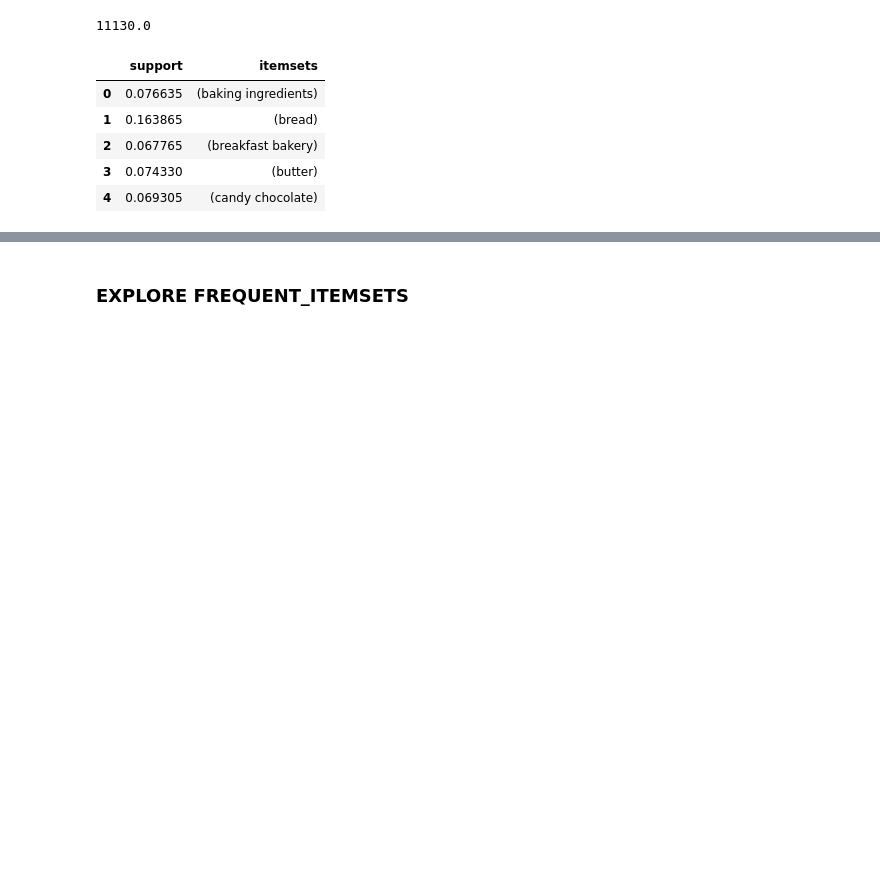
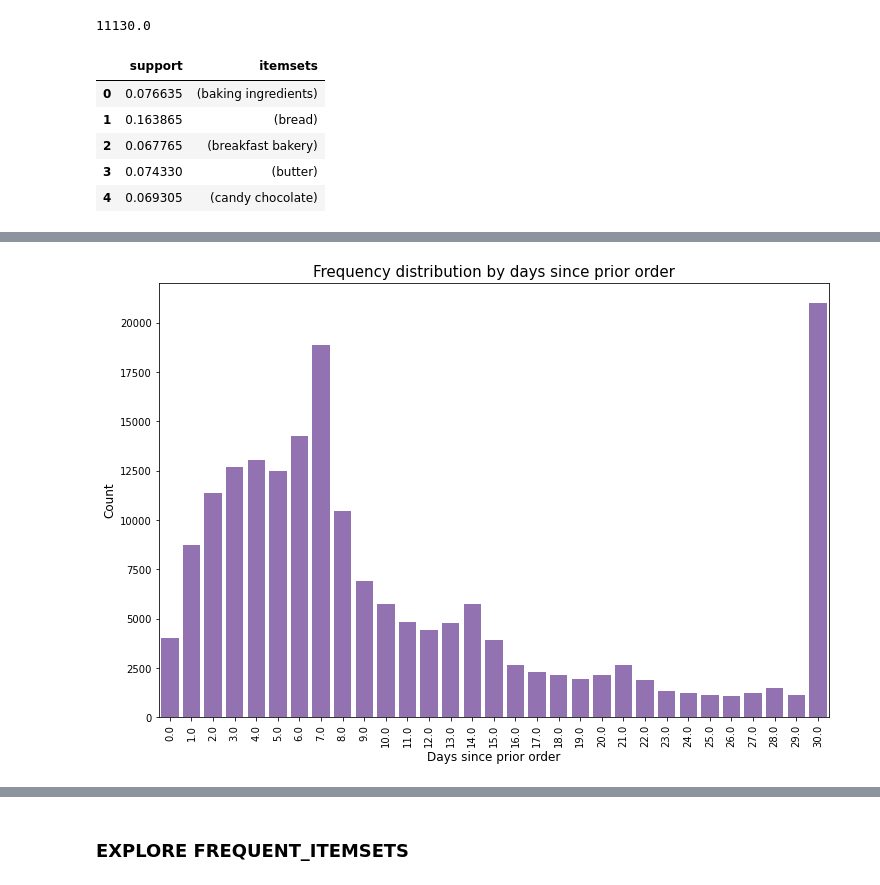
Before and after one commit to fredericojpr/BC3_Market_Basket_Analysis, a Jupyter notebook: scripts/MBA_fred.ipynb, the cells around one changed output, grey strips where cells are left out. Saved outputs shown, nothing was run; the diff lists cells and outputs as text; code cells hidden in the pictures; blank space fills up the shorter version.

```diff
--- a/scripts/MBA_fred.ipynb
+++ b/scripts/MBA_fred.ipynb
@@ -119,0 +148,10 @@ rulesLift.head()
+# %%
+plt.figure(figsize=(12,8))
+sns.countplot(x="days_since_prior_order", data=orders, color=sns.color_palette()[4])
+plt.ylabel('Count', fontsize=12)
+plt.xlabel('Days since prior order', fontsize=12)
+plt.xticks(rotation='vertical')
+plt.title("Frequency distribution by days since prior order", fontsize=15)
+plt.show()
+# %% [output]
+[figure, added]
```
Also changed, not shown: parts of 4 cells of this notebook.
